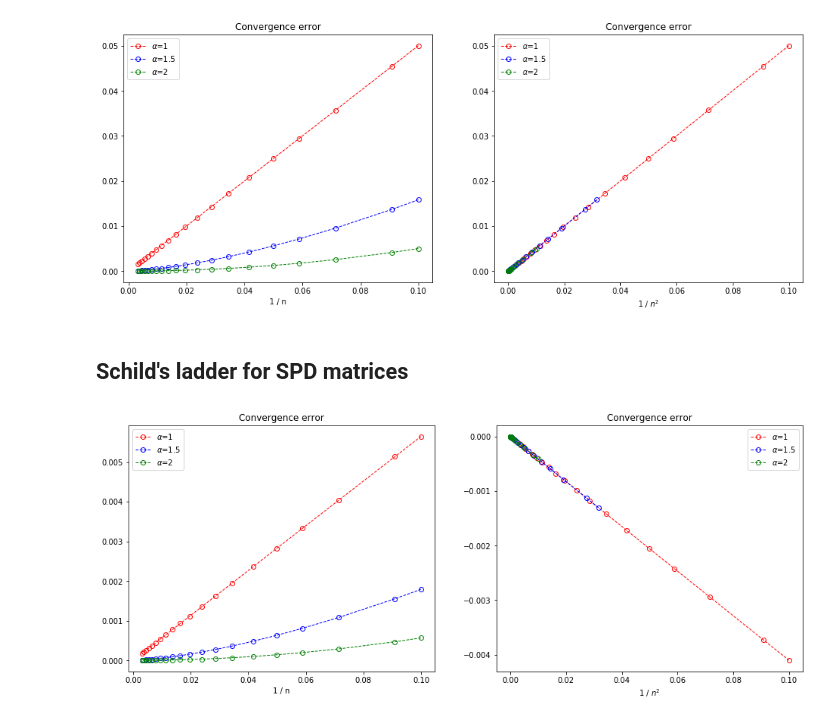
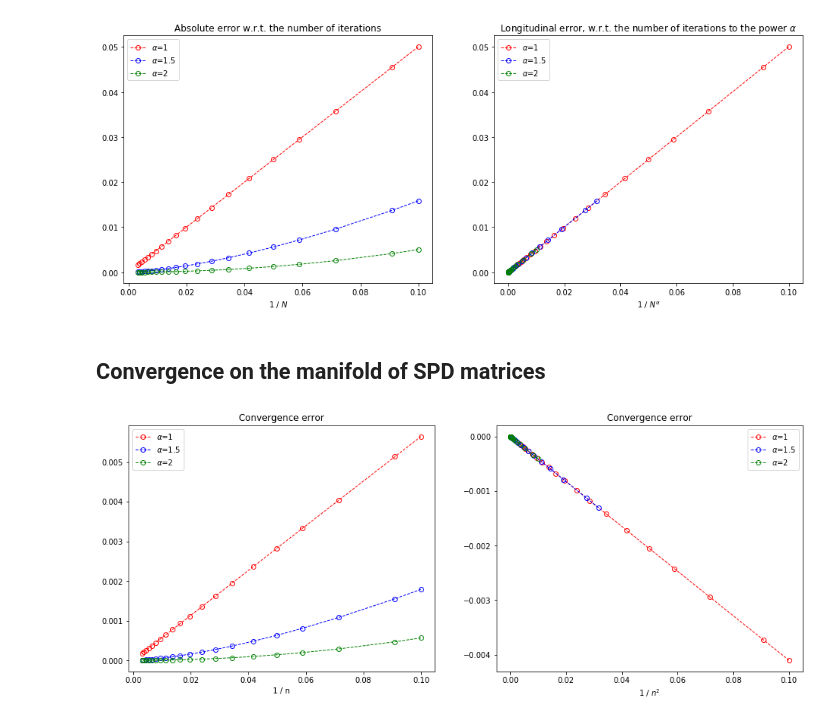
Before and after one commit to nguigs/ladder-methods, a Jupyter notebook: Convergence Analysis.ipynb, the cells around one changed output. Saved outputs shown, nothing was run; the diff lists cells and outputs as text; code cells hidden in the pictures.

```diff
--- a/Convergence Analysis.ipynb
+++ b/Convergence Analysis.ipynb
@@ -1,3 +21,11 @@
+# %%
+import utils
+from geomstats.geometry.hypersphere import Hypersphere
+
+sphere = Hypersphere(2)
+x = sphere.random_uniform()
+
+v, w = utils.random_orthonormal_sphere(x)
 # %%
 %matplotlib notebook
 import matplotlib.pyplot as plt
@@ -31,36 +44,44 @@ fig.show()
+# %%
+exact_transport = sphere.metric.parallel_transport(v, w, x)
+exact_transport_w = sphere.metric.parallel_transport(w, w, x)
 # %%
 from numpy import logspace
 
 n_numbers = 20
 n_range = [int(k) for k in logspace(1, 2.5, n_numbers)]
 # %%
+%matplotlib inline
+import geomstats.backend as gs
+
 plt.figure(figsize=(16, 6));
 ax_abs = plt.subplot(121)
 ax_long = plt.subplot(122)
+
 for alpha, col in zip([1, 1.5, 2], ['r', 'b', 'g']):
     abs_error = []
     longitudinal_error = []
 
     for n_rungs in n_range:
 
         ladder = sphere.metric.ladder_parallel_transport(
-            tan_a / n_rungs ** alpha, tan_b, point,
+            v / n_rungs ** alpha, w, x,
             n_rungs=n_rungs, scheme='schild')
         transported = ladder['transported_tangent_vec'] * n_rungs ** alpha
 
         abs_error.append(gs.linalg.norm(transported - exact_transport))
         longitudinal_error.append(
-            sphere.metric.inner_product(transported - exact_transport, exact_transport_tan_b))
+            sphere.metric.inner_product(transported - exact_transport, exact_transport_w))
 
-    utils.make_plot(ax_abs, abs_error, [1 / k for k in n_range], col=col, label=rf'$\alpha$={alpha}')
+    utils.make_plot(ax_abs, abs_error, [1 / k for k in n_range], col=col, label=rf'$\alpha$={alpha}',
+                    title='Absolute error w.r.t. the number of iterations', xlabel = r'1 / $N$')
     utils.make_plot(
         ax_long, longitudinal_error, [1 / k ** alpha for k in n_range], col=col, label=rf'$\alpha$={alpha}',
-        xlabel = r'1 / $n^2$')
+        xlabel = r'1 / $N^\alpha$', title=r'Longitudinal error, w.r.t. the number of iterations to the power $\alpha$')
 plt.show()
 # %% [output]
-[figure, old version]
+[figure, new version]
-# %% [markdown]
-## Schild's ladder for SPD matrices
+# %% [markdown]
+## Convergence on the manifold of SPD matrices
 # %%
 from geomstats.geometry.spd_matrices import SPDMatrices, SPDMetricAffine
 
```
Also changed, not shown: parts of 18 cells of this notebook, 2 other files.
